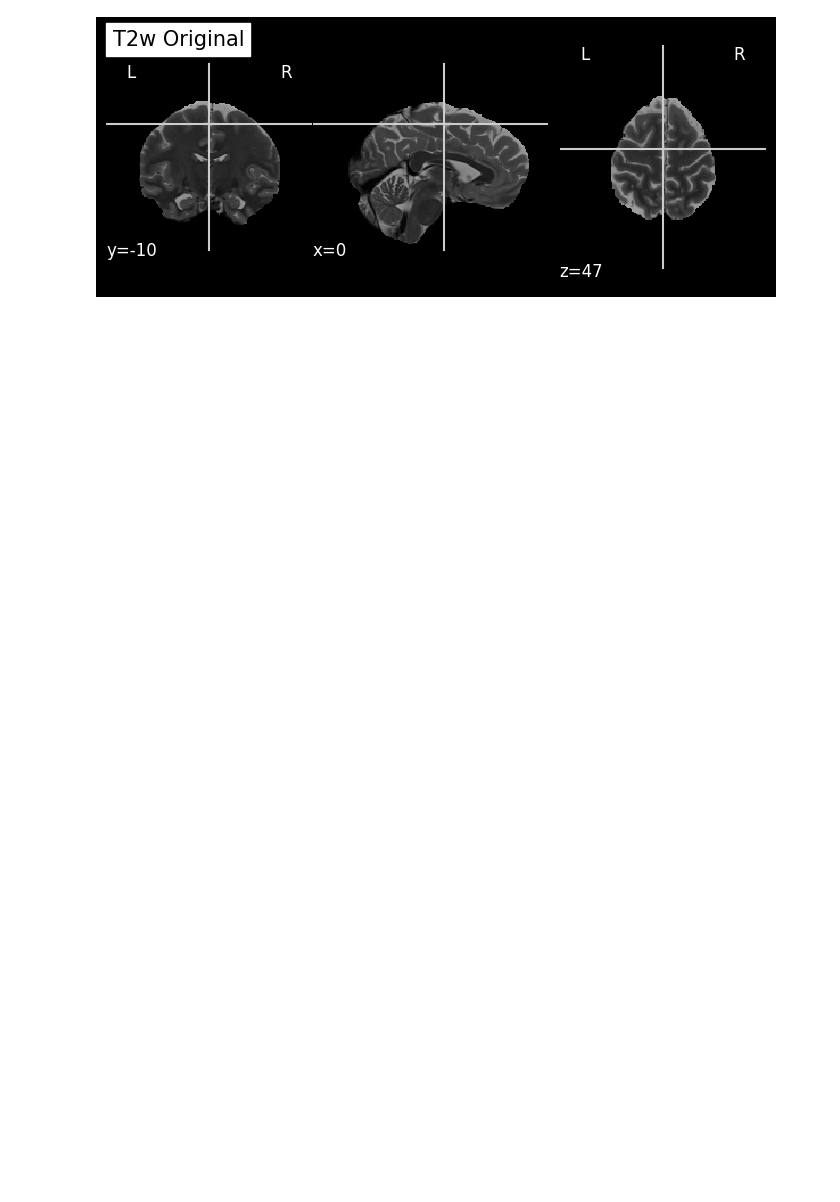
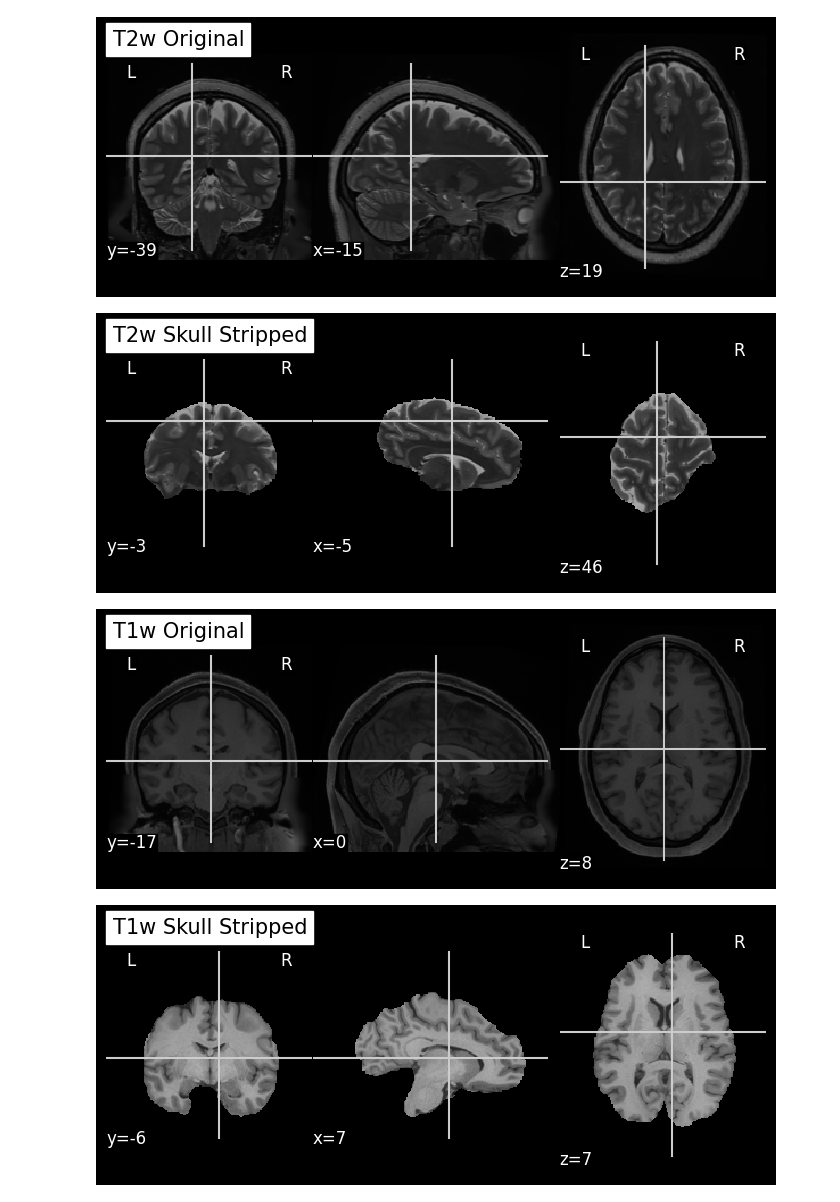
Before and after one commit to willblair0708/brain_imaging, a Jupyter notebook: code/skullstrip.ipynb, the cells around one changed output. Cells and saved outputs as stored; diff of their text form; code cells hidden in the pictures; blank space fills up the shorter version.

```diff
--- a/code/skullstrip.ipynb
+++ b/code/skullstrip.ipynb
@@ -25,7 +25,37 @@ def main():
         output_folder = os.path.abspath(os.path.join("output",patient_folder))
 
         # Update the command with the full path to the HD-BET package
-        command = f'/Users/williamblair/williamblair/miniconda/bin/hd-bet -i "{input_folder}" -o "{output_folder}" -device cpu -mode fast -tta 0'
+        import os
+import subprocess
+import os
+import shlex
+import subprocess
+import multiprocessing as mp
+from nilearn import plotting
+import matplotlib
+import matplotlib.pyplot as plt
+import nibabel as nib
+
+root_dir = os.path.abspath(os.path.join(os.getcwd(), os.pardir))
+
+def main():
+    # Change the working directory to the "data" folder
+    os.chdir('../data/input')
+
+    # Get the list of patient folders
+    patient_folders = [folder for folder in os.listdir() if os.path.isdir(folder) and folder.startswith('E')]
+
+    # Run BET on each patient folder for each input image and save the output with the same name
+    for patient_folder in patient_folders:
+        input_folder = os.path.abspath(patient_folder)
+        output_folder = os.path.abspath(os.path.join("output",patient_folder))
+
+        # Update the command with the full path to the HD-BET package
+        hd_bet_path = os.path.join('..','..','code', 'HD-BET', 'HD_BET','hd-bet')
+        abs_hd_bet_path = os.path.abspath(hd_bet_path)
+        print(abs_hd_bet_path)
+
+        command = f'{hd_bet_path} -i "{input_folder}" -o "{output_folder}"'
         subprocess.run(command, shell=True)
 
 if __name__ == "__main__":
@@ -65,6 +95,45 @@ display_image(os.path.join(root_dir, 'data', 'input', 'E03', "FA_deformed.nii.gz
 os.chdir('..')
 os.chdir('..')
 os.chdir('code')
+        subprocess.run(command, shell=True)
+
+if __name__ == "__main__":
+    main()
+
+def display_image(input_image_file, output_image_file, title):
+    """
+    Display NIfTI image using nilearn.
+
+    Args:
+        input_image_file (str): Path to the original NIfTI file.
+        output_image_file (str): Path to the skull-stripped NIfTI file.
+        title (str): Title of the plot.
+    """
+    plotting.plot_anat(input_image_file, title=title + " Original", display_mode='ortho')
+    plotting.plot_anat(output_image_file, title=title + " Skull Stripped", display_mode='ortho')
+    plotting.show()
+
+display_image(os.path.join(root_dir, 'data', 'input', 'E03', "T2w_1mm_noalign.nii.gz"),
+              os.path.join(root_dir, 'data', 'input', 'output', 'E03', "T2w_1mm_noalign.nii.gz"),
+              "T2w")
+
+display_image(os.path.join(root_dir, 'data', 'input', 'E03', "T1w_1mm.nii.gz"),
+              os.path.join(root_dir, 'data', 'input', 'output', 'E03', "T1w_1mm.nii.gz"),
+              "T1w")
+
+display_image(os.path.join(root_dir, 'data', 'input', 'E03', "ADC_deformed.nii.gz"),
+              os.path.join(root_dir, 'data', 'input', 'output', 'E03', "ADC_deformed.nii.gz"),
+              "ADC")
+
+display_image(os.path.join(root_dir, 'data', 'input', 'E03', "FA_deformed.nii.gz"),
+              os.path.join(root_dir, 'data', 'input', 'output', 'E03', "FA_deformed.nii.gz"),
+              "FA")
+
+
+#change back to code directory
+os.chdir('..')
+os.chdir('..')
+os.chdir('code')
 # %% [output]
 ########################
 If you are using hd-bet, please cite the following paper:
@@ -87 +160,4 @@ ValueError: File not found: '/Users/williamblair/project2/data/input/E03/output/
-[figure, old version]
+[figure, new version]
+[figure, added]
+[figure, added]
+[figure, added]
```
Also changed, not shown: parts of 1 cell of this notebook, 2 other files.
